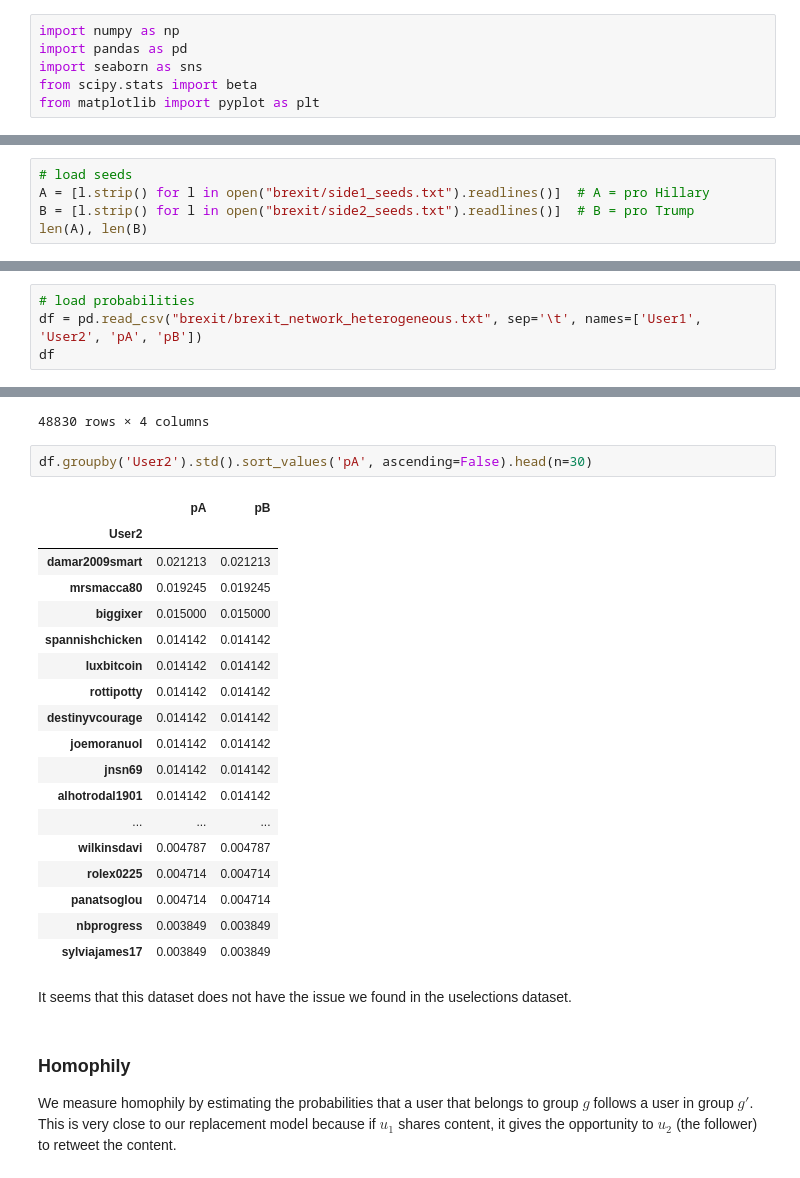
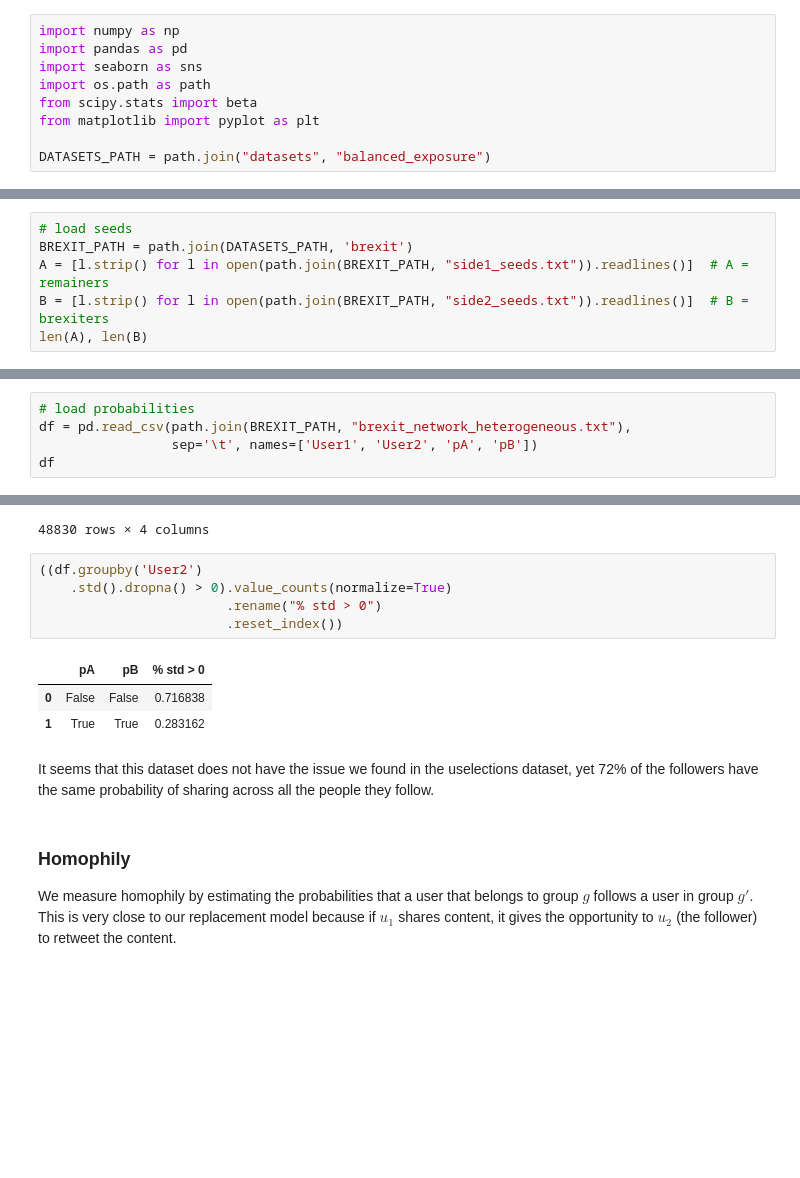
Before and after one commit to jfinocchiaro/long-term-fair-mdps, a Jupyter notebook: political-influence/probability_sharing_distributions.ipynb, the cells around one changed output, grey strips where cells are left out. Drawn from its saved outputs; the diff is of its cells as text; blank space fills up the shorter version.

Commit message:
update brexit dataset analysis

```diff
--- a/political-influence/probability_sharing_distributions.ipynb
+++ b/political-influence/probability_sharing_distributions.ipynb
@@ -2,8 +2,11 @@
 import numpy as np
 import pandas as pd
 import seaborn as sns
+import os.path as path
 from scipy.stats import beta
 from matplotlib import pyplot as plt
+
+DATASETS_PATH = path.join("datasets", "balanced_exposure")
 # %% [markdown]
 # Probability of sharing distribution
 # %% [markdown]
@@ -275,14 +300,16 @@ sns.kdeplot(dfg[group == 'B'].pB, bw_adjust=3)
 ## brexit
 # %%
 # load seeds
-A = [l.strip() for l in open("brexit/side1_seeds.txt").readlines()]  # A = pro Hillary
-B = [l.strip() for l in open("brexit/side2_seeds.txt").readlines()]  # B = pro Trump
+BREXIT_PATH = path.join(DATASETS_PATH, 'brexit')
+A = [l.strip() for l in open(path.join(BREXIT_PATH, "side1_seeds.txt")).readlines()]  # A = remainers
+B = [l.strip() for l in open(path.join(BREXIT_PATH, "side2_seeds.txt")).readlines()]  # B = brexiters
 len(A), len(B)
 # %% [output]
 (60, 94)
 # %%
 # load probabilities
-df = pd.read_csv("brexit/brexit_network_heterogeneous.txt", sep='\t', names=['User1', 'User2', 'pA', 'pB'])
+df = pd.read_csv(path.join(BREXIT_PATH, "brexit_network_heterogeneous.txt"),
+                 sep='\t', names=['User1', 'User2', 'pA', 'pB'])
 df
 # %% [output]
 |  | User1 | User2 | pA | pB |
@@ -298,29 +325,17 @@ df
 | 48828 | leavehq | peter_woods | 5.280020e-03 | 6.432002e-02 |
 | 48829 | leavehq | davidjo52951945 | 3.200200e-04 | 6.400200e-04 |
 48830 rows × 4 columns
-# %%
-df.groupby('User2').std().sort_values('pA', ascending=False).head(n=30)
-# %% [output]
-|  | pA | pB |
-| User2 |  |  |
-| damar2009smart | 0.021213 | 0.021213 |
-| mrsmacca80 | 0.019245 | 0.019245 |
-| biggixer | 0.015000 | 0.015000 |
-| spannishchicken | 0.014142 | 0.014142 |
-| luxbitcoin | 0.014142 | 0.014142 |
-| rottipotty | 0.014142 | 0.014142 |
-| destinyvcourage | 0.014142 | 0.014142 |
-| joemoranuol | 0.014142 | 0.014142 |
-| jnsn69 | 0.014142 | 0.014142 |
-| alhotrodal1901 | 0.014142 | 0.014142 |
-| ... | ... | ... |
-| wilkinsdavi | 0.004787 | 0.004787 |
-| rolex0225 | 0.004714 | 0.004714 |
-| panatsoglou | 0.004714 | 0.004714 |
-| nbprogress | 0.003849 | 0.003849 |
-| sylviajames17 | 0.003849 | 0.003849 |
+# %%
+((df.groupby('User2')
+    .std().dropna() > 0).value_counts(normalize=True)
+                        .rename("% std > 0")
+                        .reset_index())
+# %% [output]
+|  | pA | pB | % std > 0 |
+| 0 | False | False | 0.716838 |
+| 1 | True | True | 0.283162 |
 # %% [markdown]
-It seems that this dataset does not have the issue we found in the uselections dataset.
+It seems that this dataset does not have the issue we found in the uselections dataset, yet 72% of the followers have the same probability of sharing across all the people they follow.
 # %% [markdown]
 ### Homophily
 
```
Also changed, not shown: parts of 12 cells of this notebook.
